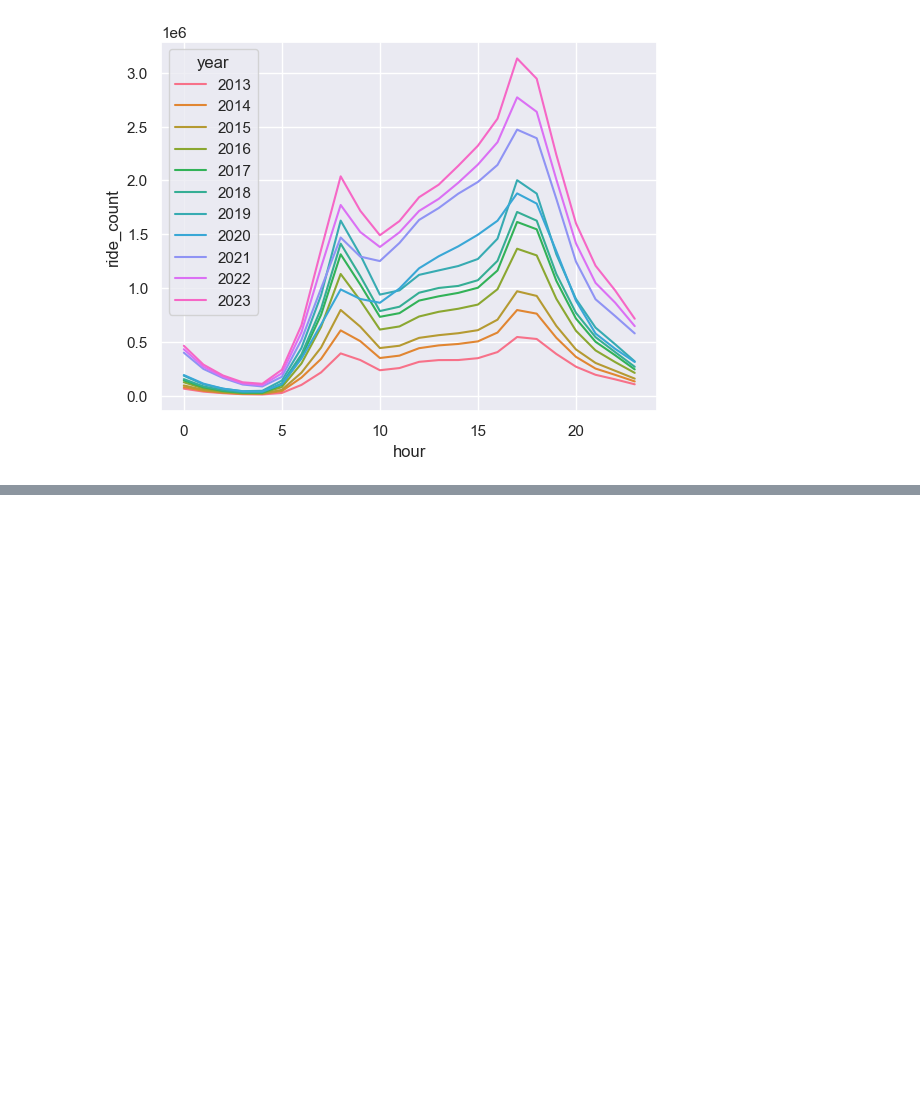
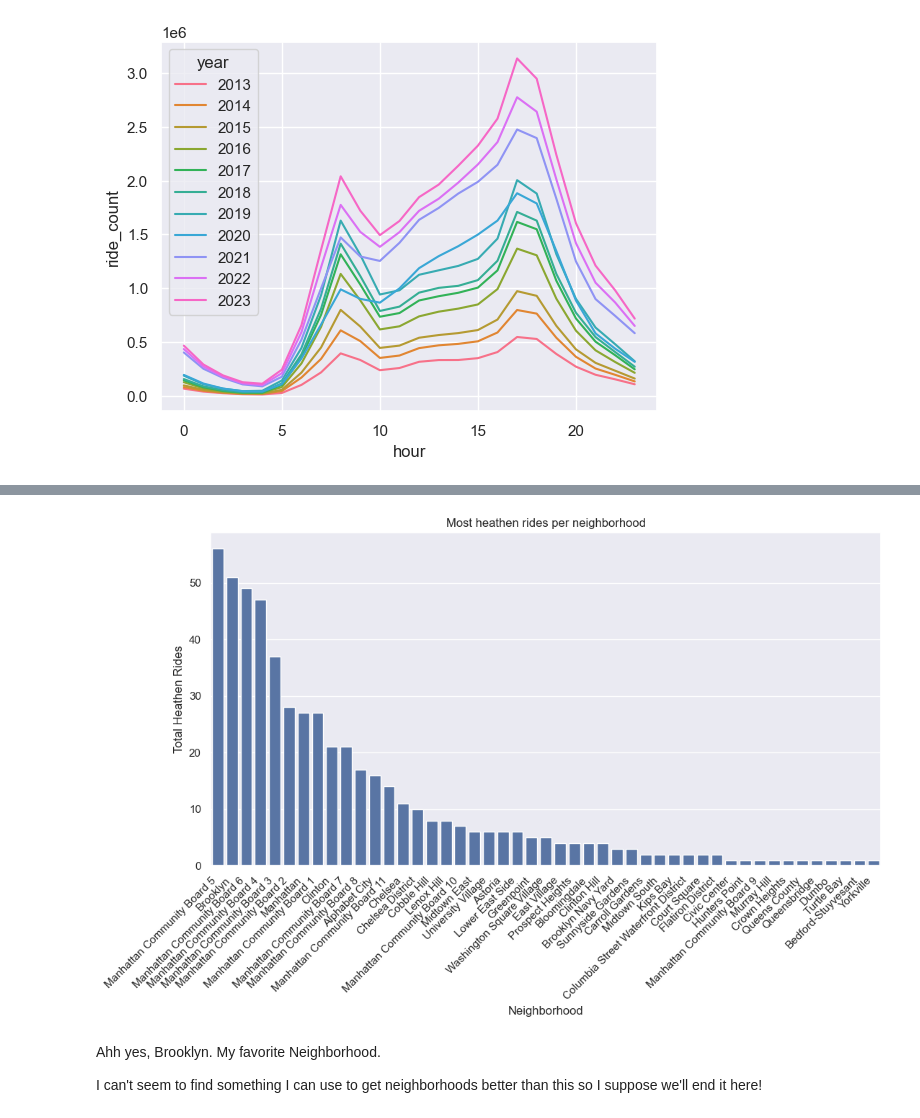
Before and after one commit to riverar9/citi-bike-trips-fun, a Jupyter notebook: how_has_citibike_usage_grown.ipynb, the cells around one changed output, grey strips where cells are left out. Drawn from its saved outputs; the diff is of its cells as text; code cells hidden in the pictures; blank space fills up the shorter version.

```diff
--- a/how_has_citibike_usage_grown.ipynb
+++ b/how_has_citibike_usage_grown.ipynb
@@ -142,0 +232,24 @@ sns.lineplot(
+# %%
+# Connect to the database and get the data that fits the profile
+#   (starts after 5AM, )
+with sqlite3.connect('data/database/citibike_data.db') as connection:
+    query = f"""
+        Select
+            start_station_name
+            , start_lat
+            , start_lng
+            , count(*) as heathen_ride_count
+        from citibike_rides_2019
+        where
+                started_at between '2019-12-10 05:00:00' and '2019-12-10 06:00:00'
+            and
+                ended_at <= '2019-12-10 08:00:00'
+        group by 1,2,3
+        order by heathen_ride_count desc
+        """
+    most_heathenistic_start_df = pd.read_sql_query(
+        query,
+        connection
+    )
+
+most_heathenistic_start_df.info()
@@ -142,0 +367,27 @@ sns.lineplot(
+# %%
+# Aggregating on neighborhood, we get:
+
+# Create a bar graph using Seaborn
+plt.figure(figsize=(12, 6))
+sns.barplot(
+    x = 'neighborhood'
+    , y = 'heathen_ride_count'
+    , data = most_heathenistic_start_df[['neighborhood','heathen_ride_count']].groupby('neighborhood').sum().reset_index().sort_values('heathen_ride_count', ascending=False)
+)
+
+# Rotate x-axis labels for better visibility
+plt.xticks(rotation=45, ha='right')
+
+# Add labels and title
+plt.xlabel('Neighborhood')
+plt.ylabel('Total Heathen Rides')
+plt.title('Most heathen rides per neighborhood')
+
+# Show the plot
+plt.show()
+# %% [output]
+[figure, added]
+# %% [markdown]
+Ahh yes, Brooklyn. My favorite Neighborhood.
+
+I can't seem to find something I can use to get neighborhoods better than this so I suppose we'll end it here!
```
Also changed, not shown: parts of 20 cells of this notebook.
